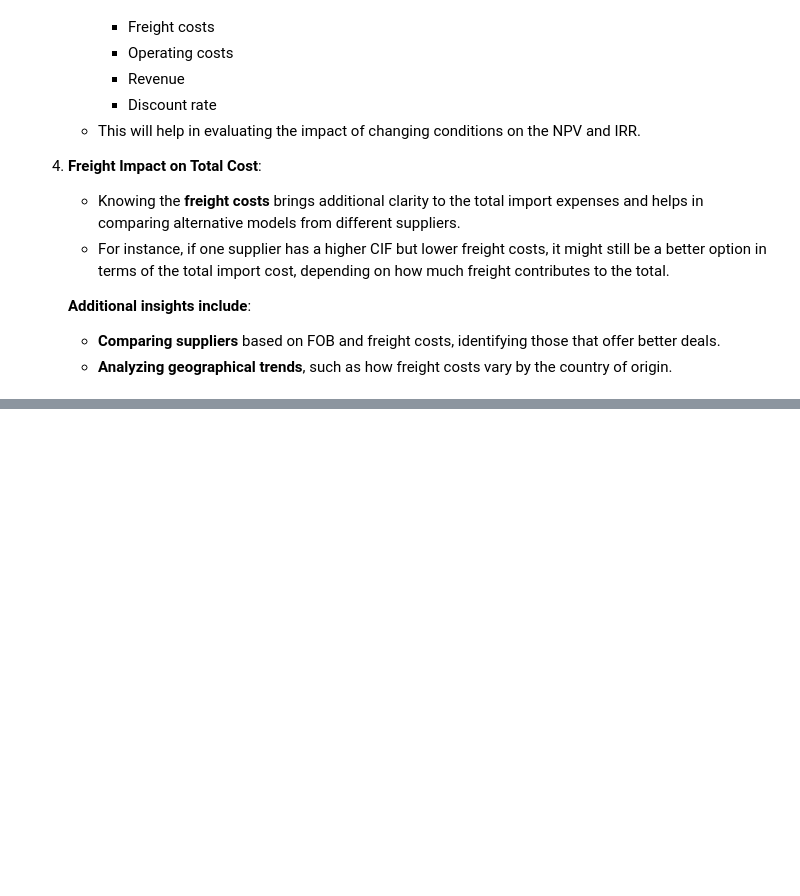
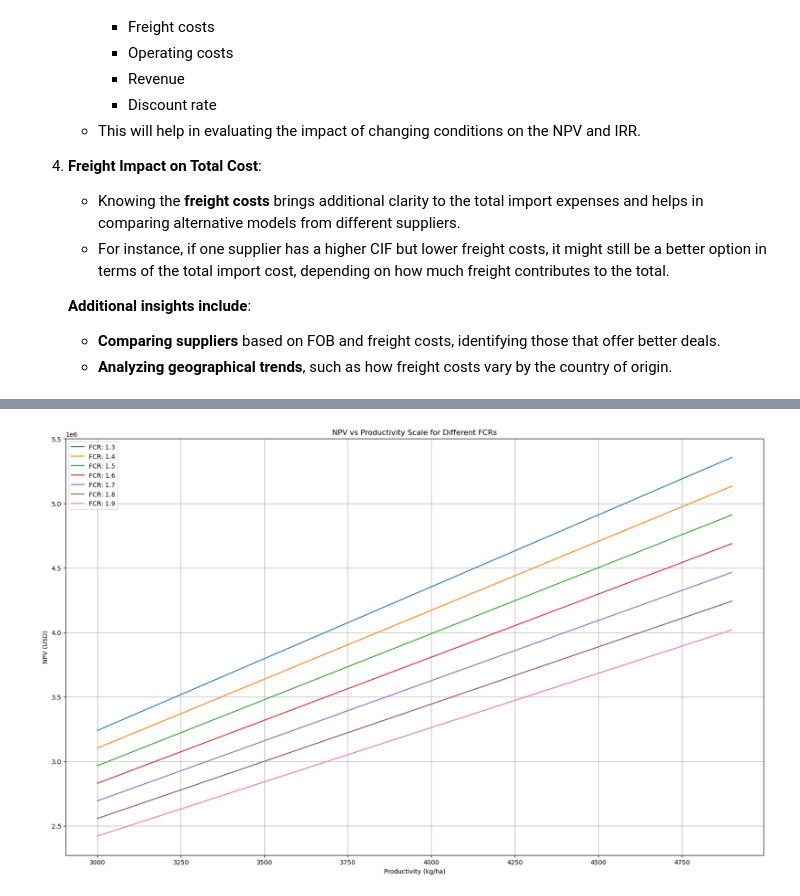
Before and after one commit to luisvinatea/portfolio, a Jupyter notebook: obs_files/asignaturas/tfm/beracqua.ipynb, the cells around one changed output, grey strips where cells are left out. Cells and saved outputs as stored; diff of their text form; code cells hidden in the pictures; blank space fills up the shorter version.

```diff
--- a/obs_files/asignaturas/tfm/beracqua.ipynb
+++ b/obs_files/asignaturas/tfm/beracqua.ipynb
@@ -1518,0 +1650,78 @@ Profitability Index (PI): 0.59
+# %%
+import matplotlib.pyplot as plt # type: ignore
+
+# Variables we control
+productivity_scale_range = np.arange(3000, 5000, 100)  # Range of productivity in kg/ha
+fcr_range = np.arange(1.3, 2.0, 0.1)  # Feed Conversion Ratio (FCR)
+scale_of_production = 100  # Fixed for now (ha)
+price_per_kg_shrimp = 4.5  # USD per kg
+discount_rate = 0.10  # 10% discount rate
+
+# Function to calculate profitability metrics
+def calculate_profitability(productivity_kg_ha, fcr, price_per_kg, initial_investment, operating_costs, lifespan):
+    total_yield = productivity_kg_ha * scale_of_production
+    annual_revenue = total_yield * price_per_kg
+
+    # Calculate feed cost based on FCR
+    feed_cost_per_kg = 1.2  # Feed cost (in USD)
+    total_feed_cost = total_yield * fcr * feed_cost_per_kg
+
+    # Calculate net revenue (Revenue - Feed cost - Operating costs)
+    net_revenue = annual_revenue - total_feed_cost - operating_costs
+
+    # Cash flows
+    cash_flows = [-initial_investment] + [net_revenue for _ in range(lifespan)]
+
+    # Calculate NPV, IRR, Payback Period, and Profitability Index
+    npv = npf.npv(discount_rate, cash_flows)
+    irr = npf.irr(cash_flows) if npv > 0 else np.nan
+    cumulative_cash_flow = 0
+    payback_period = None
+    for i, cf in enumerate(cash_flows[1:], start=1):
+        cumulative_cash_flow += cf
+        if cumulative_cash_flow >= initial_investment:
+            payback_period = i
+            break
+
+    pi = (npv + initial_investment) / initial_investment
+    return npv, irr, payback_period, pi
+
+# Test different scenarios for productivity and FCR
+results = []
+for productivity in productivity_scale_range:
+    for fcr in fcr_range:
+        # Assume fixed values for aerators (could be dynamically adjusted too)
+        initial_investment = 90000  # Initial investment (US$ CIF)
+        operating_costs = 4000  # Annual operating costs (USD)
+        lifespan = 5  # Lifespan of the aerators in years
+
+        npv, irr, payback_period, pi = calculate_profitability(productivity, fcr, price_per_kg_shrimp, initial_investment, operating_costs, lifespan)
+
+        results.append({
+            'Productivity (kg/ha)': productivity,
+            'FCR': fcr,
+            'NPV': npv,
+            'IRR': irr,
+            'Payback Period': payback_period,
+            'Profitability Index': pi
+        })
+
+# Convert results into DataFrame for analysis
+df_results = pd.DataFrame(results)
+
+# Display the results sorted by highest NPV (or other metrics)
+df_results_sorted = df_results.sort_values(by='NPV', ascending=False)
+print(df_results_sorted.head())
+
+# Plot NPV vs Productivity for different FCR values
+plt.figure(figsize=(20, 12))
+for fcr in fcr_range:
+    subset = df_results[df_results['FCR'] == fcr]
+    plt.plot(subset['Productivity (kg/ha)'], subset['NPV'], label=f'FCR: {fcr:.1f}')
+plt.xlabel('Productivity (kg/ha)')
+plt.ylabel('NPV (USD)')
+plt.title('NPV vs Productivity Scale for Different FCRs')
+plt.legend()
+plt.grid(True)
+plt.show()
+# %% [output]
@@ -1518,0 +1741 @@ Profitability Index (PI): 0.59
+[figure, added]
```
Also changed, not shown: parts of 28 cells of this notebook, 23 other files.
